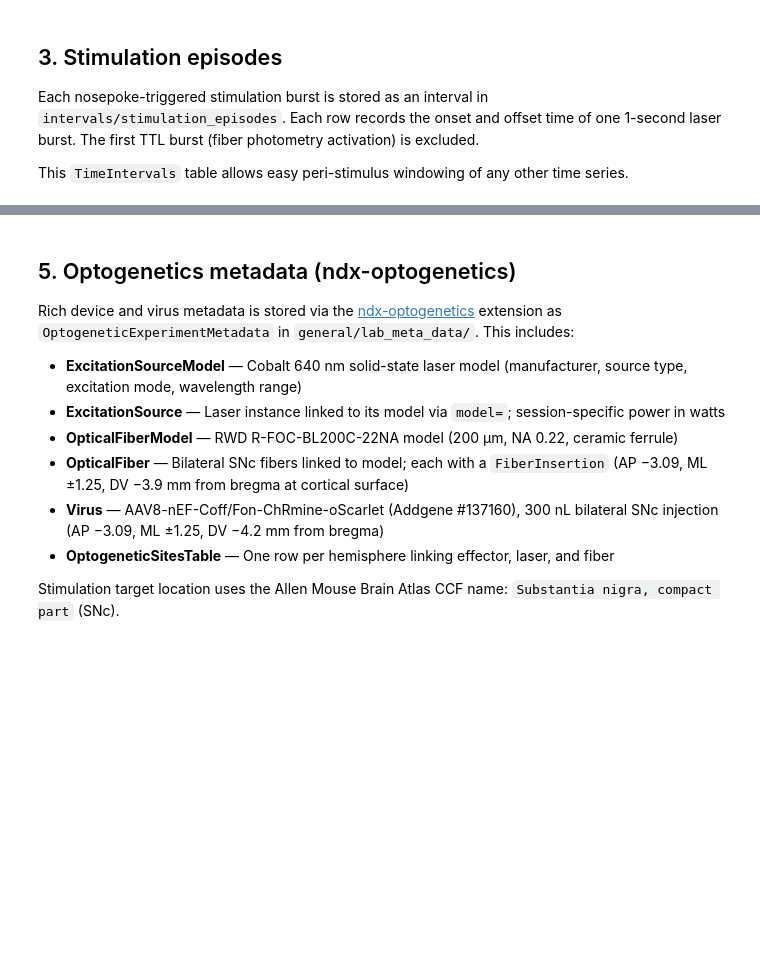
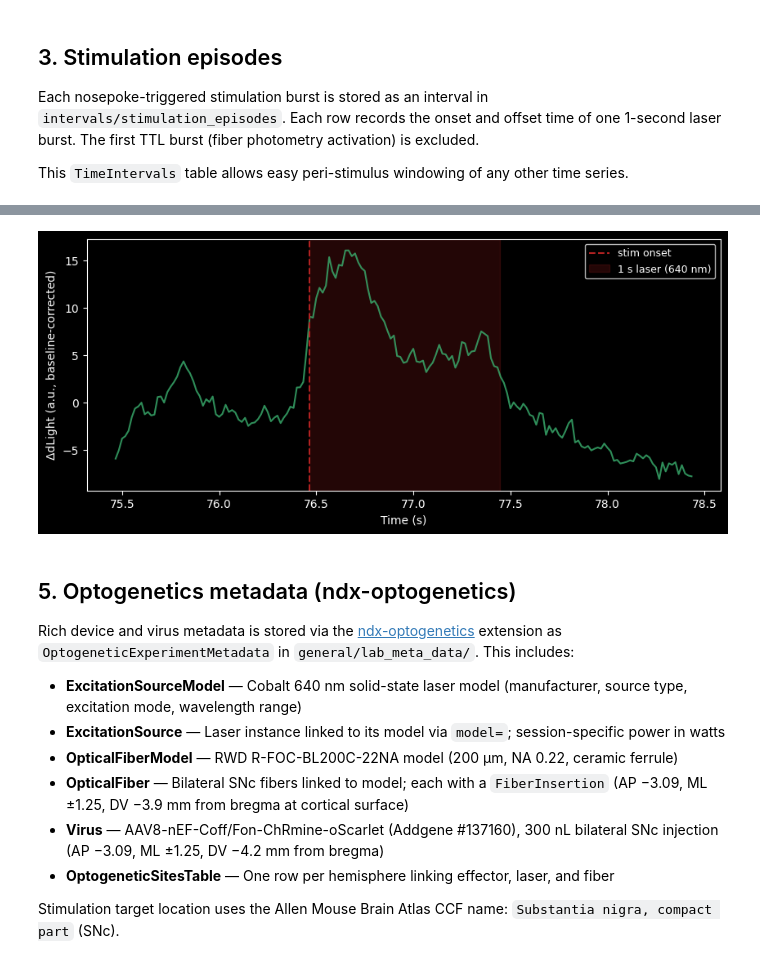
Before and after one commit to catalystneuro/meletis-lab-to-nwb, a Jupyter notebook: src/meletis_lab_to_nwb/tutorials/opto_dlight_demo.ipynb, the cells around one changed output, grey strips where cells are left out. Cells and saved outputs as stored; diff of their text form; code cells hidden in the pictures; blank space fills up the shorter version.

```diff
--- a/src/meletis_lab_to_nwb/tutorials/opto_dlight_demo.ipynb
+++ b/src/meletis_lab_to_nwb/tutorials/opto_dlight_demo.ipynb
@@ -529,3 +506,25 @@ Bout-start trials: 21 / 163 total episodes
+# %%
+fp_signal = nwbfile.processing["ophys"]["DfOverFFiberPhotometryResponseSeries"].data[:]
+fp_time = nwbfile.processing["ophys"]["DfOverFFiberPhotometryResponseSeries"].timestamps[:]
+stim_df = nwbfile.intervals["stimulation_episodes"].to_dataframe()
+stim_onset = stim_df["start_time"].values[0]
+stim_offset = stim_df["stop_time"].values[0]
+pre_s = 1.0
+post_s = 1.0
+
+mask = (fp_time >= stim_onset - pre_s) & (fp_time < stim_offset + post_s)
+
+fig, ax = plt.subplots(figsize=(10, 4))
+ax.plot(fp_time[mask], fp_signal[mask], color="mediumseagreen", alpha=0.8, linewidth=1.5)
+ax.axvline(stim_onset, color="firebrick", linestyle="--", linewidth=1.5, label="stim onset")
+ax.axvspan(stim_onset, stim_offset, color="firebrick", alpha=0.2, label="1 s laser (640 nm)")
+
+ax.legend(loc="upper right", fontsize=9, framealpha=0.9)
+ax.set_xlabel("Time (s)")
+ax.set_ylabel("ΔdLight (a.u., baseline-corrected)")
+plt.show()
+# %% [output]
+[figure, added]
 # %% [markdown]
 ## 5. Optogenetics metadata (ndx-optogenetics)
 
```
Also changed, not shown: parts of 11 cells of this notebook.
